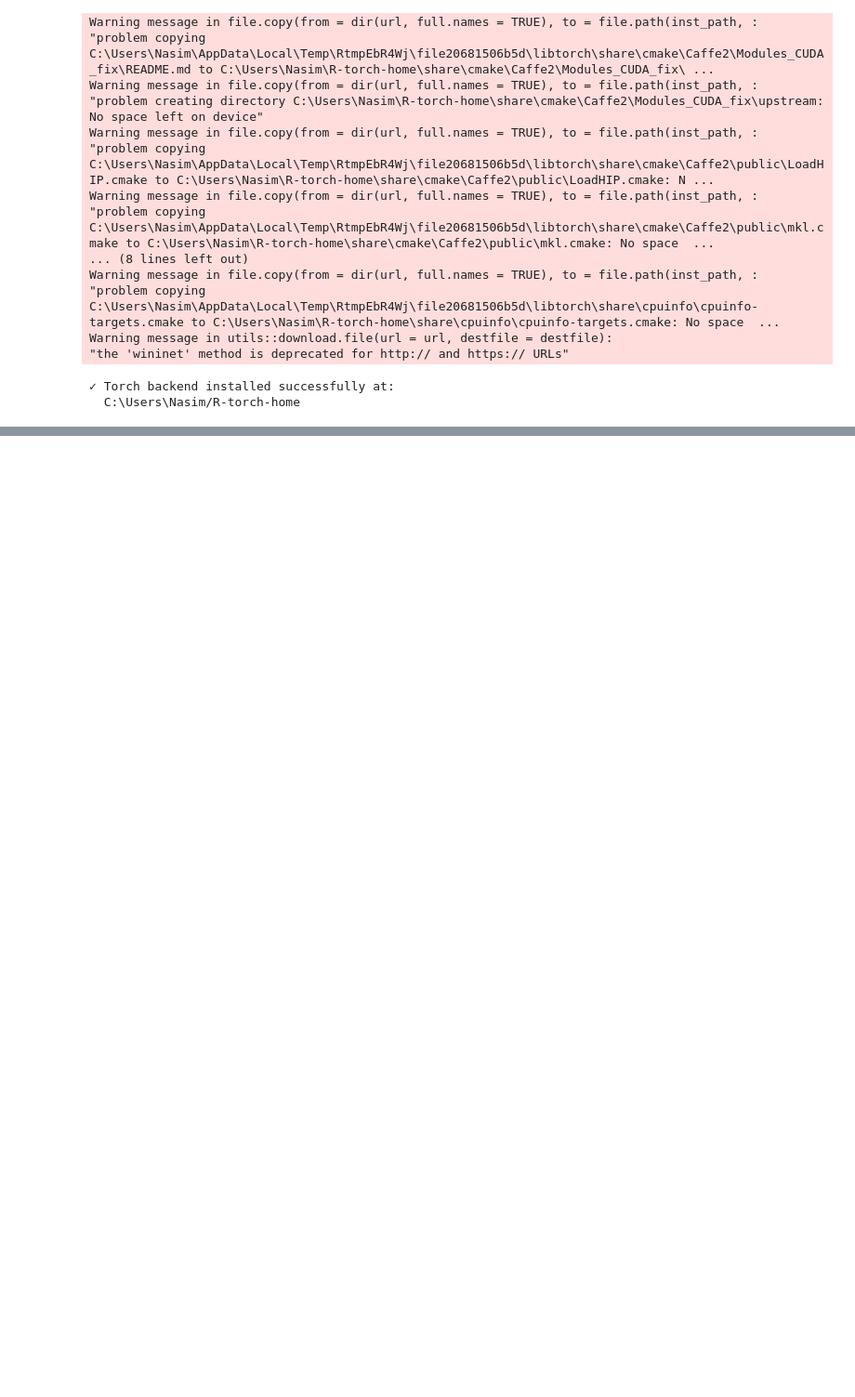
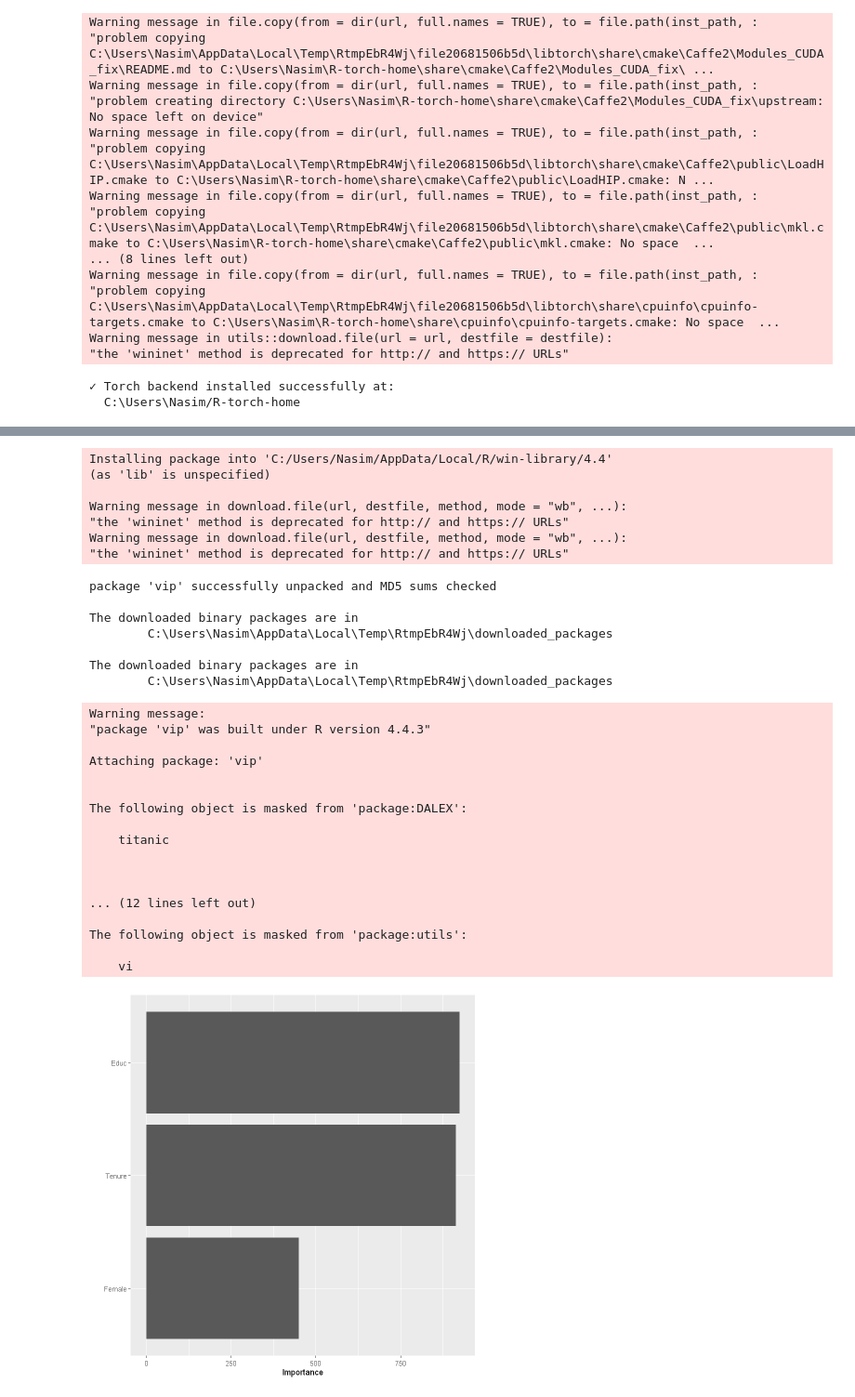
Before and after one commit to Reza4u/Learn-Statistical-Test, a Jupyter notebook: Machine Learning/book practice.ipynb, the cells around one changed output, grey strips where cells are left out. Shown at 93% size. Saved outputs shown, nothing was run; the diff lists cells and outputs as text; code cells hidden in the pictures; blank space fills up the shorter version.

```diff
--- a/Machine Learning/book practice.ipynb
+++ b/Machine Learning/book practice.ipynb
@@ -1936,0 +2239,37 @@ A tibble: 3 × 3
+# %%
+install.packages("vip")
+library(vip)
+vip(extract_fit_engine(WfModelWageRF))
+# %% [output]
+Installing package into 'C:/Users/Nasim/AppData/Local/R/win-library/4.4'
+(as 'lib' is unspecified)
+
+Warning message in download.file(url, destfile, method, mode = "wb", ...):
+"the 'wininet' method is deprecated for http:// and https:// URLs"
+Warning message in download.file(url, destfile, method, mode = "wb", ...):
+"the 'wininet' method is deprecated for http:// and https:// URLs"
+package 'vip' successfully unpacked and MD5 sums checked
+
+The downloaded binary packages are in
+        C:\Users\Nasim\AppData\Local\Temp\RtmpEbR4Wj\downloaded_packages
+
+The downloaded binary packages are in
+        C:\Users\Nasim\AppData\Local\Temp\RtmpEbR4Wj\downloaded_packages
+Warning message:
+"package 'vip' was built under R version 4.4.3"
+
+Attaching package: 'vip'
+
+
+The following object is masked from 'package:DALEX':
+
+    titanic
+
+
+
+... (12 lines left out)
+
+The following object is masked from 'package:utils':
+
+    vi
+[figure, added]
```
Also changed, not shown: parts of 34 cells of this notebook, 2 other files.
